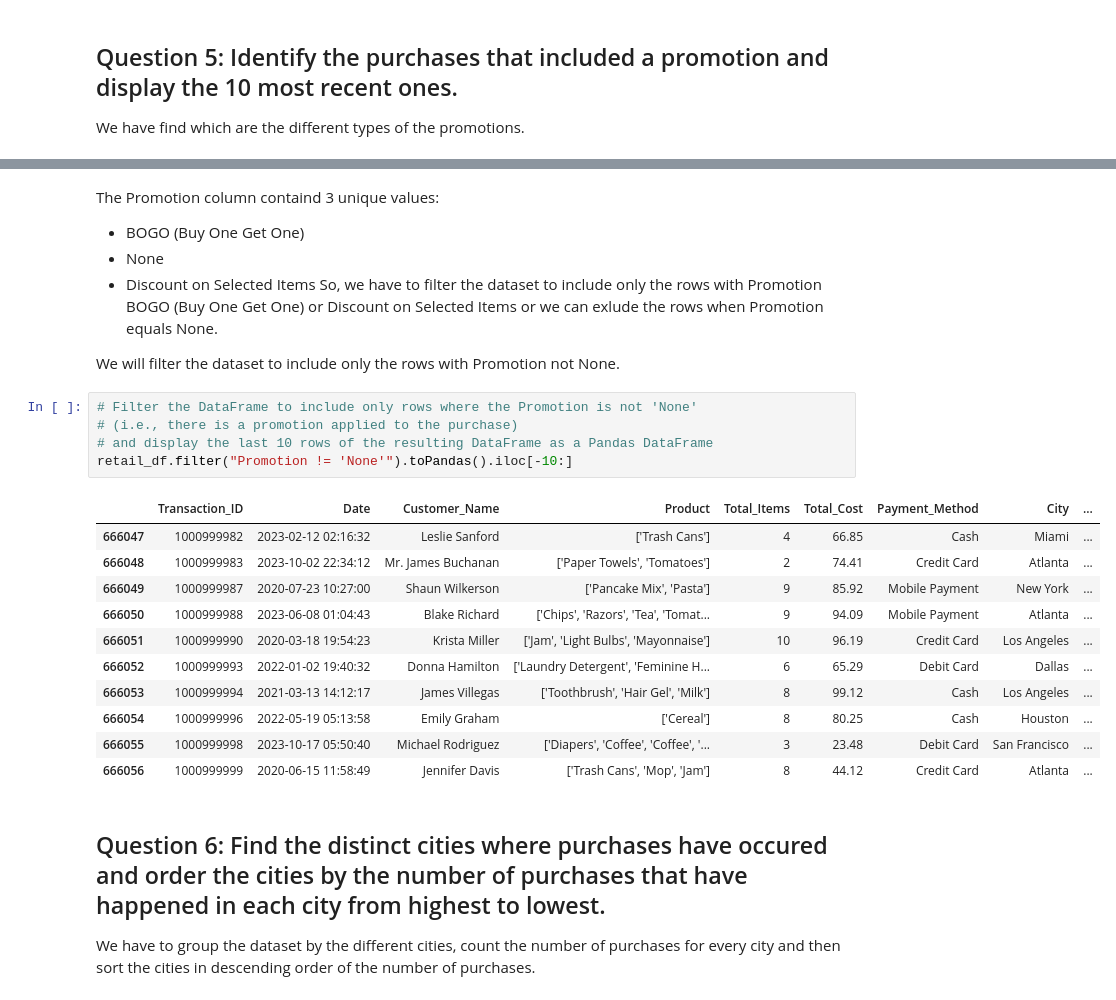
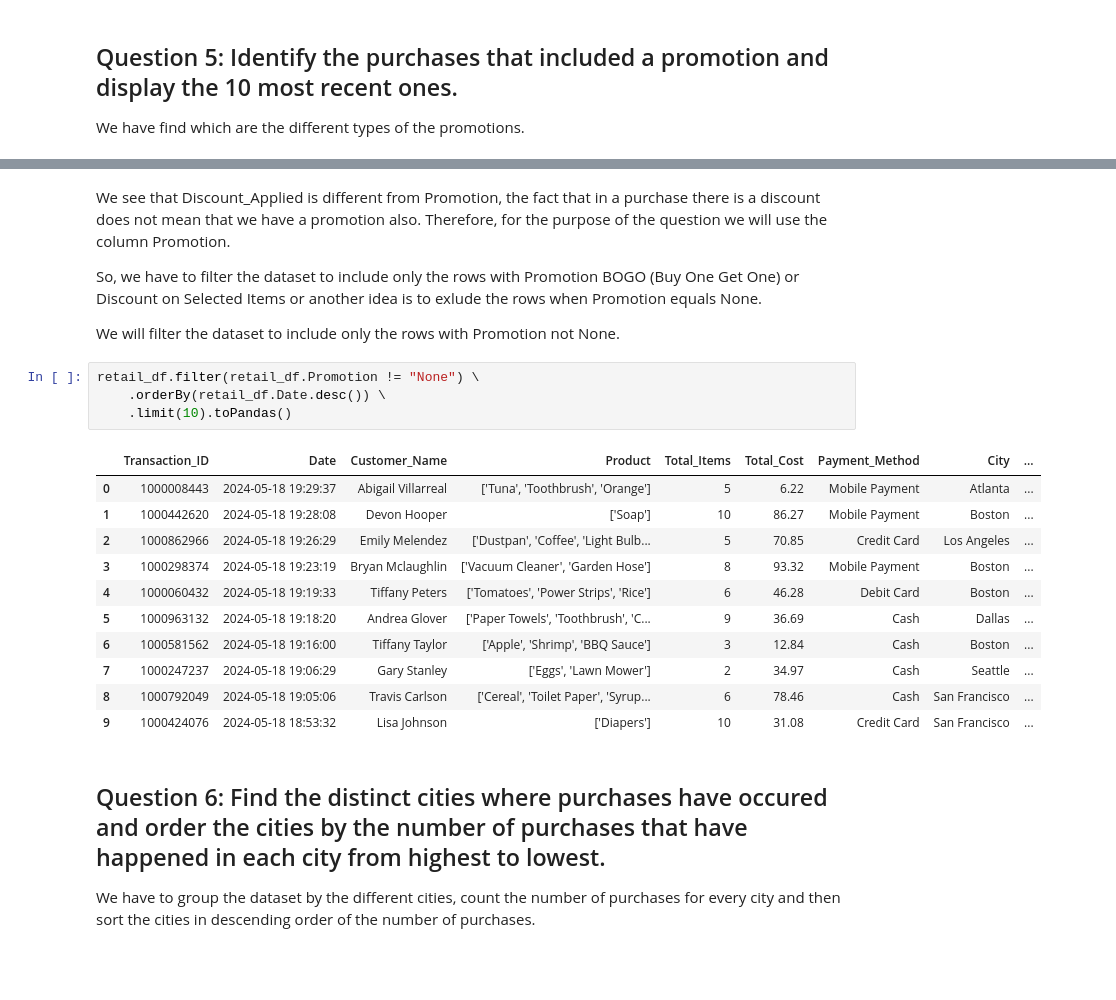
Before and after one commit to tasosrigos-bit/my-spark-project, a Jupyter notebook: spark-assignment/f2822511-Rigos-Anastasios.ipynb, the cells around one changed output, grey strips where cells are left out. Drawn from its saved outputs; the diff is of its cells as text; blank space fills up the shorter version.

```diff
--- a/spark-assignment/f2822511-Rigos-Anastasios.ipynb
+++ b/spark-assignment/f2822511-Rigos-Anastasios.ipynb
@@ -218,28 +254,25 @@ retail_df.select("Promotion").distinct().toPandas()
 # %% [markdown]
-The Promotion column containd 3 unique values:
-- BOGO (Buy One Get One)
-- None
-- Discount on Selected Items
-So, we have to filter the dataset to include only the rows with Promotion BOGO (Buy One Get One) or Discount on Selected Items or we can exlude the rows when Promotion equals None.
+We see that Discount_Applied is different from Promotion, the fact that in a purchase there is a discount does not mean that we have a promotion also. Therefore, for the purpose of the question we will use the column Promotion.
+
+So, we have to filter the dataset to include only the rows with Promotion BOGO (Buy One Get One) or Discount on Selected Items or another idea is to exlude the rows when Promotion equals None.
 
 We will filter the dataset to include only the rows with Promotion not None.
 # %%
-# Filter the DataFrame to include only rows where the Promotion is not 'None'
-# (i.e., there is a promotion applied to the purchase)
-# and display the last 10 rows of the resulting DataFrame as a Pandas DataFrame
-retail_df.filter("Promotion != 'None'").toPandas().iloc[-10:]
+retail_df.filter(retail_df.Promotion != "None") \
+    .orderBy(retail_df.Date.desc()) \
+    .limit(10).toPandas()
 # %% [output]
 |  | Transaction_ID | Date | Customer_Name | Product | Total_Items | Total_Cost | Payment_Method | City | ... |
-| 666047 | 1000999982 | 2023-02-12 02:16:32 | Leslie Sanford | ['Trash Cans'] | 4 | 66.85 | Cash | Miami | ... |
-| 666048 | 1000999983 | 2023-10-02 22:34:12 | Mr. James Buchanan | ['Paper Towels', 'Tomatoes'] | 2 | 74.41 | Credit Card | Atlanta | ... |
-| 666049 | 1000999987 | 2020-07-23 10:27:00 | Shaun Wilkerson | ['Pancake Mix', 'Pasta'] | 9 | 85.92 | Mobile Payment | New York | ... |
-| 666050 | 1000999988 | 2023-06-08 01:04:43 | Blake Richard | ['Chips', 'Razors', 'Tea', 'Tomat... | 9 | 94.09 | Mobile Payment | Atlanta | ... |
-| 666051 | 1000999990 | 2020-03-18 19:54:23 | Krista Miller | ['Jam', 'Light Bulbs', 'Mayonnaise'] | 10 | 96.19 | Credit Card | Los Angeles | ... |
-| 666052 | 1000999993 | 2022-01-02 19:40:32 | Donna Hamilton | ['Laundry Detergent', 'Feminine H... | 6 | 65.29 | Debit Card | Dallas | ... |
-| 666053 | 1000999994 | 2021-03-13 14:12:17 | James Villegas | ['Toothbrush', 'Hair Gel', 'Milk'] | 8 | 99.12 | Cash | Los Angeles | ... |
-| 666054 | 1000999996 | 2022-05-19 05:13:58 | Emily Graham | ['Cereal'] | 8 | 80.25 | Cash | Houston | ... |
-| 666055 | 1000999998 | 2023-10-17 05:50:40 | Michael Rodriguez | ['Diapers', 'Coffee', 'Coffee', '... | 3 | 23.48 | Debit Card | San Francisco | ... |
-| 666056 | 1000999999 | 2020-06-15 11:58:49 | Jennifer Davis | ['Trash Cans', 'Mop', 'Jam'] | 8 | 44.12 | Credit Card | Atlanta | ... |
+| 0 | 1000008443 | 2024-05-18 19:29:37 | Abigail Villarreal | ['Tuna', 'Toothbrush', 'Orange'] | 5 | 6.22 | Mobile Payment | Atlanta | ... |
+| 1 | 1000442620 | 2024-05-18 19:28:08 | Devon Hooper | ['Soap'] | 10 | 86.27 | Mobile Payment | Boston | ... |
+| 2 | 1000862966 | 2024-05-18 19:26:29 | Emily Melendez | ['Dustpan', 'Coffee', 'Light Bulb... | 5 | 70.85 | Credit Card | Los Angeles | ... |
+| 3 | 1000298374 | 2024-05-18 19:23:19 | Bryan Mclaughlin | ['Vacuum Cleaner', 'Garden Hose'] | 8 | 93.32 | Mobile Payment | Boston | ... |
+| 4 | 1000060432 | 2024-05-18 19:19:33 | Tiffany Peters | ['Tomatoes', 'Power Strips', 'Rice'] | 6 | 46.28 | Debit Card | Boston | ... |
+| 5 | 1000963132 | 2024-05-18 19:18:20 | Andrea Glover | ['Paper Towels', 'Toothbrush', 'C... | 9 | 36.69 | Cash | Dallas | ... |
+| 6 | 1000581562 | 2024-05-18 19:16:00 | Tiffany Taylor | ['Apple', 'Shrimp', 'BBQ Sauce'] | 3 | 12.84 | Cash | Boston | ... |
+| 7 | 1000247237 | 2024-05-18 19:06:29 | Gary Stanley | ['Eggs', 'Lawn Mower'] | 2 | 34.97 | Cash | Seattle | ... |
+| 8 | 1000792049 | 2024-05-18 19:05:06 | Travis Carlson | ['Cereal', 'Toilet Paper', 'Syrup... | 6 | 78.46 | Cash | San Francisco | ... |
+| 9 | 1000424076 | 2024-05-18 18:53:32 | Lisa Johnson | ['Diapers'] | 10 | 31.08 | Credit Card | San Francisco | ... |
 # %% [markdown]
 ## Question 6: Find the distinct cities where purchases have occured and order the cities by the number of purchases that have happened in each city from highest to lowest.
 
```
Also changed, not shown: parts of 34 cells of this notebook.
